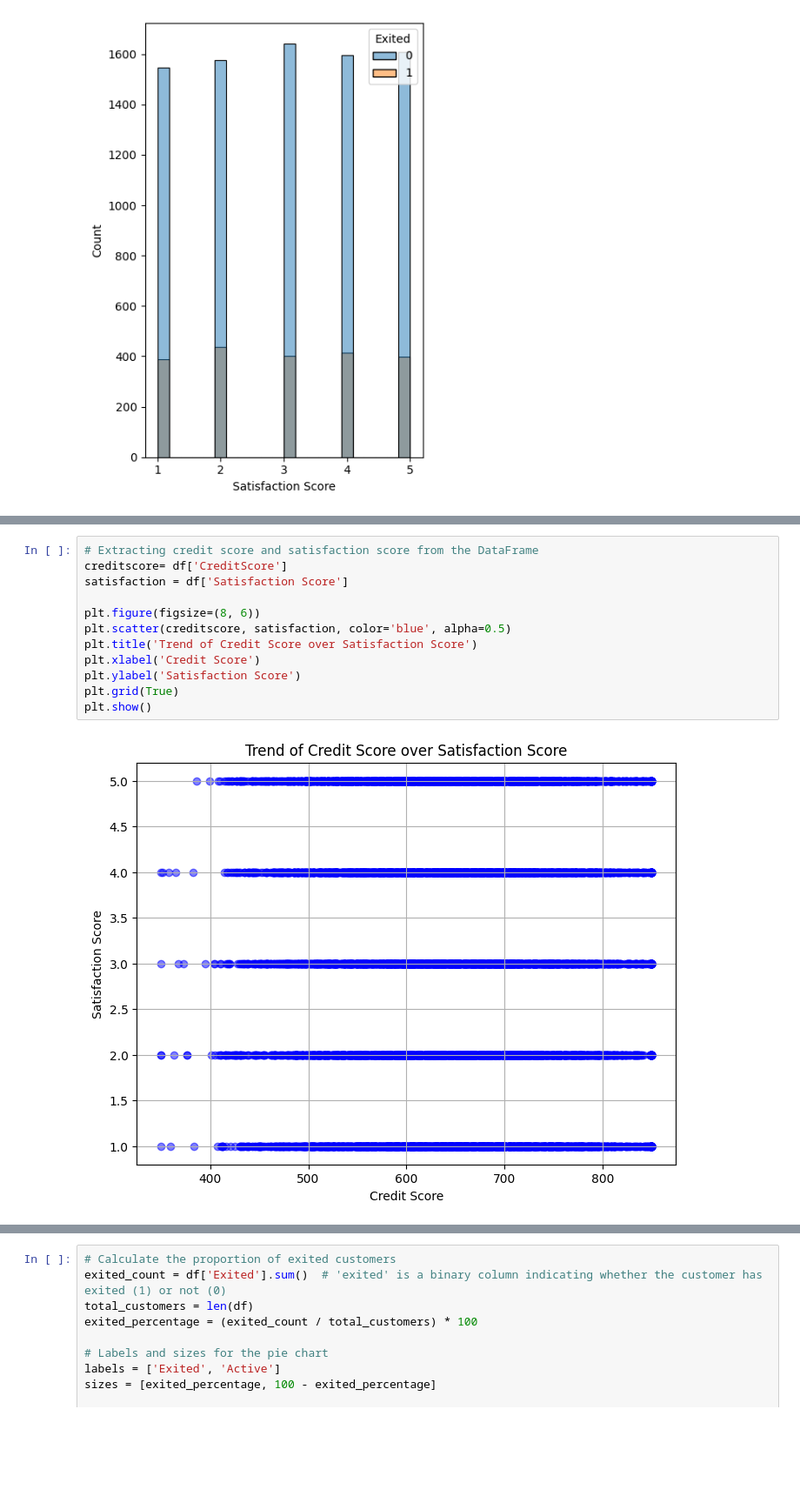
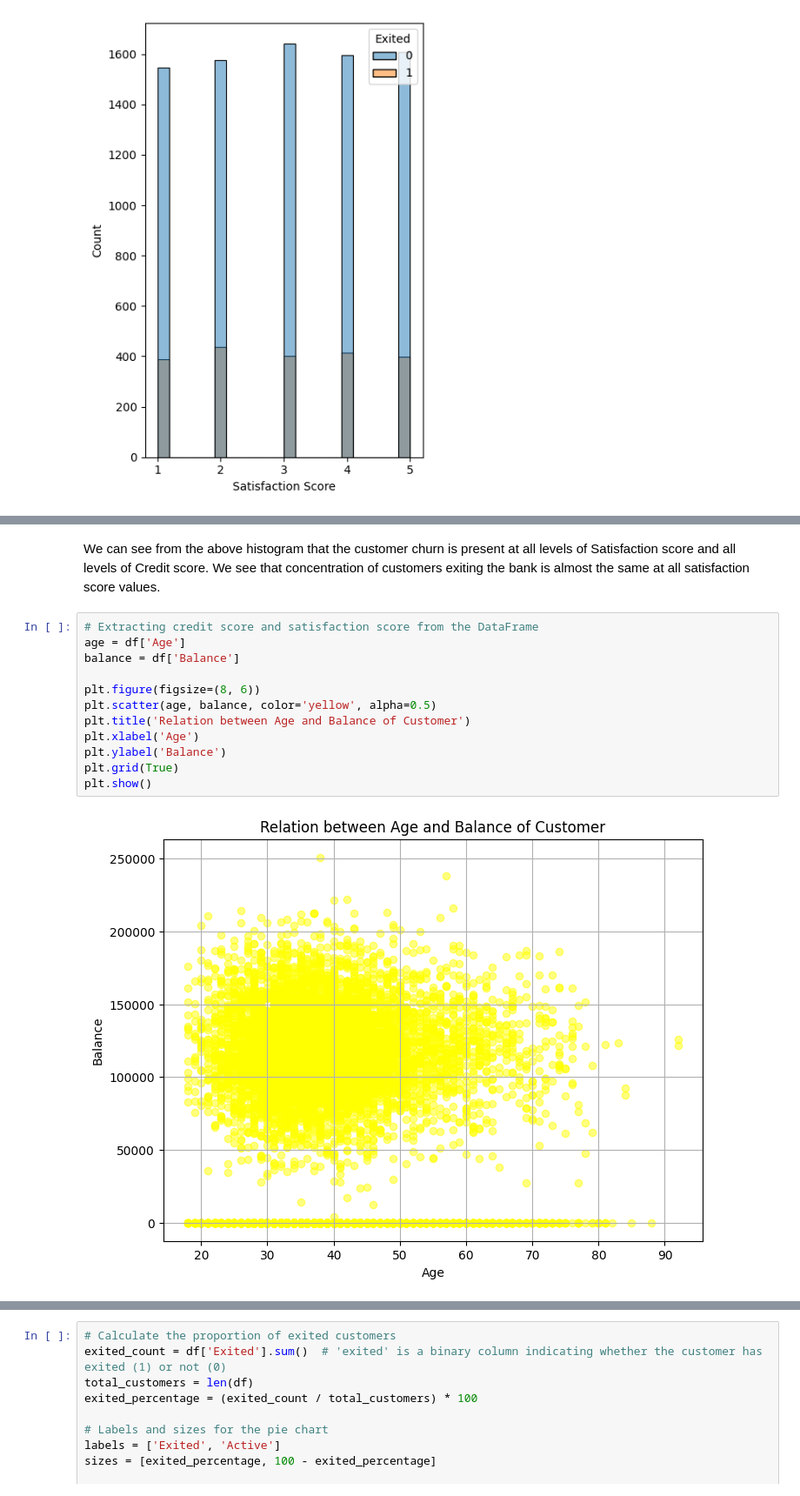
Before and after one commit to CSI4142/Project, a Jupyter notebook: phase4/part_a/data_summarization.ipynb, the cells around one changed output, grey strips where cells are left out. Shown at 87% size. Saved outputs shown, nothing was run; the diff lists cells and outputs as text; blank space fills up the shorter version.

```diff
--- a/phase4/part_a/data_summarization.ipynb
+++ b/phase4/part_a/data_summarization.ipynb
@@ -90,14 +102,16 @@ plt.show()
+# %% [markdown]
+We can see from the above histogram that the customer churn is present at all levels of Satisfaction score and all levels of Credit score. We see that concentration of customers exiting the bank is almost the same at all satisfaction score values.
 # %%
 # Extracting credit score and satisfaction score from the DataFrame
-creditscore= df['CreditScore']
-satisfaction = df['Satisfaction Score']
+age = df['Age']
+balance = df['Balance']
 
 plt.figure(figsize=(8, 6))
-plt.scatter(creditscore, satisfaction, color='blue', alpha=0.5)
-plt.title('Trend of Credit Score over Satisfaction Score')
-plt.xlabel('Credit Score')
-plt.ylabel('Satisfaction Score')
+plt.scatter(age, balance, color='yellow', alpha=0.5)
+plt.title('Relation between Age and Balance of Customer')
+plt.xlabel('Age')
+plt.ylabel('Balance')
 plt.grid(True)
 plt.show()
 # %% [output]
-[figure, old version]
+[figure, new version]
```
Also changed, not shown: parts of 8 cells of this notebook.
